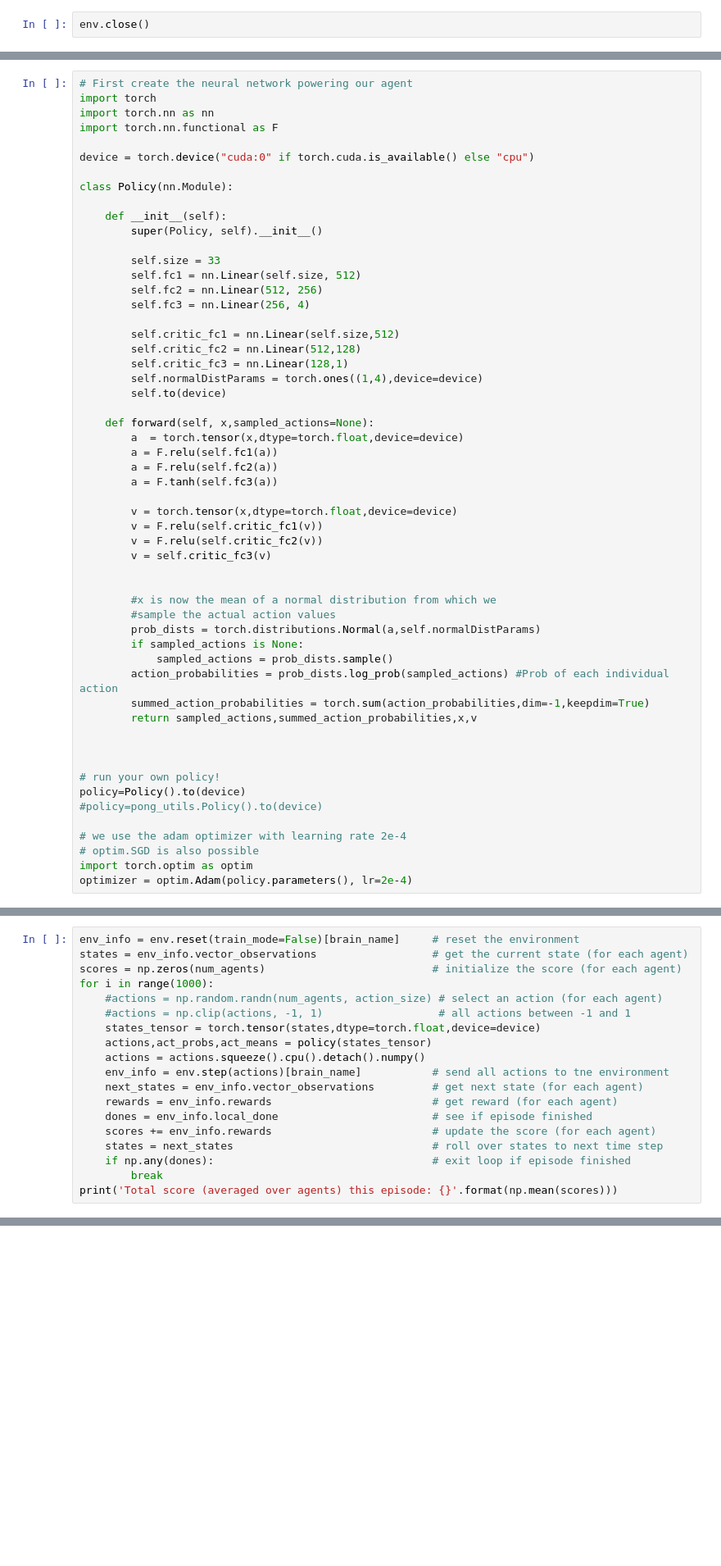
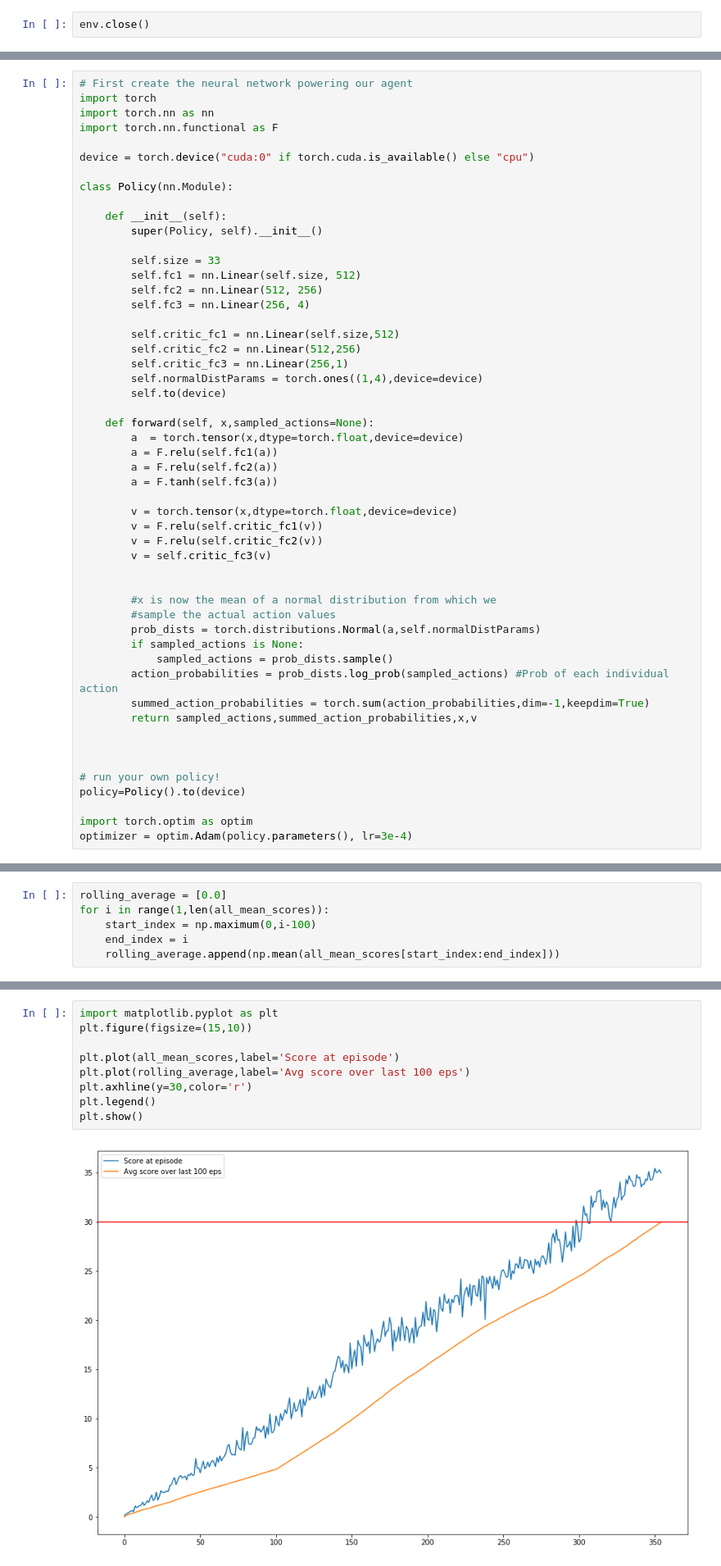
Before and after one commit to babablacksheep/drlnd-reacher, a Jupyter notebook: Continuous_Control.ipynb, the cells around one changed output, grey strips where cells are left out. Shown at 82% size. Cells and saved outputs as stored; diff of their text form; blank space fills up the shorter version.

```diff
--- a/Continuous_Control.ipynb
+++ b/Continuous_Control.ipynb
@@ -147,8 +151,8 @@ class Policy(nn.Module):
         self.fc3 = nn.Linear(256, 4)
 
         self.critic_fc1 = nn.Linear(self.size,512)
-        self.critic_fc2 = nn.Linear(512,128)
-        self.critic_fc3 = nn.Linear(128,1)
+        self.critic_fc2 = nn.Linear(512,256)
+        self.critic_fc3 = nn.Linear(256,1)
         self.normalDistParams = torch.ones((1,4),device=device)
         self.to(device)
 
@@ -177,9 +181,6 @@ class Policy(nn.Module):
 
 # run your own policy!
 policy=Policy().to(device)
-#policy=pong_utils.Policy().to(device)
 
-# we use the adam optimizer with learning rate 2e-4
-# optim.SGD is also possible
 import torch.optim as optim
-optimizer = optim.Adam(policy.parameters(), lr=2e-4)
+optimizer = optim.Adam(policy.parameters(), lr=3e-4)
@@ -485,19 +330,0 @@ tensor([[-8.7777],
-# %%
-env_info = env.reset(train_mode=False)[brain_name]     # reset the environment
-states = env_info.vector_observations                  # get the current state (for each agent)
-scores = np.zeros(num_agents)                          # initialize the score (for each agent)
-for i in range(1000):
-    #actions = np.random.randn(num_agents, action_size) # select an action (for each agent)
-    #actions = np.clip(actions, -1, 1)                  # all actions between -1 and 1
-    states_tensor = torch.tensor(states,dtype=torch.float,device=device)
-    actions,act_probs,act_means = policy(states_tensor)
-    actions = actions.squeeze().cpu().detach().numpy()
-    env_info = env.step(actions)[brain_name]           # send all actions to tne environment
-    next_states = env_info.vector_observations         # get next state (for each agent)
-    rewards = env_info.rewards                         # get reward (for each agent)
-    dones = env_info.local_done                        # see if episode finished
-    scores += env_info.rewards                         # update the score (for each agent)
-    states = next_states                               # roll over states to next time step
-    if np.any(dones):                                  # exit loop if episode finished
-        break
-print('Total score (averaged over agents) this episode: {}'.format(np.mean(scores)))
@@ -741,0 +340,6 @@ tensor(0.3974, device='cuda:0', grad_fn=<NegBackward>)
+# %%
+rolling_average = [0.0]
+for i in range(1,len(all_mean_scores)):
+    start_index = np.maximum(0,i-100)
+    end_index = i
+    rolling_average.append(np.mean(all_mean_scores[start_index:end_index]))
@@ -741,0 +350,11 @@ tensor(0.3974, device='cuda:0', grad_fn=<NegBackward>)
+# %%
+import matplotlib.pyplot as plt
+plt.figure(figsize=(15,10))
+
+plt.plot(all_mean_scores,label='Score at episode')
+plt.plot(rolling_average,label='Avg score over last 100 eps')
+plt.axhline(y=30,color='r')
+plt.legend()
+plt.show()
+# %% [output]
+[figure, added]
```
Also changed, not shown: parts of 35 cells of this notebook, 5 other files.
